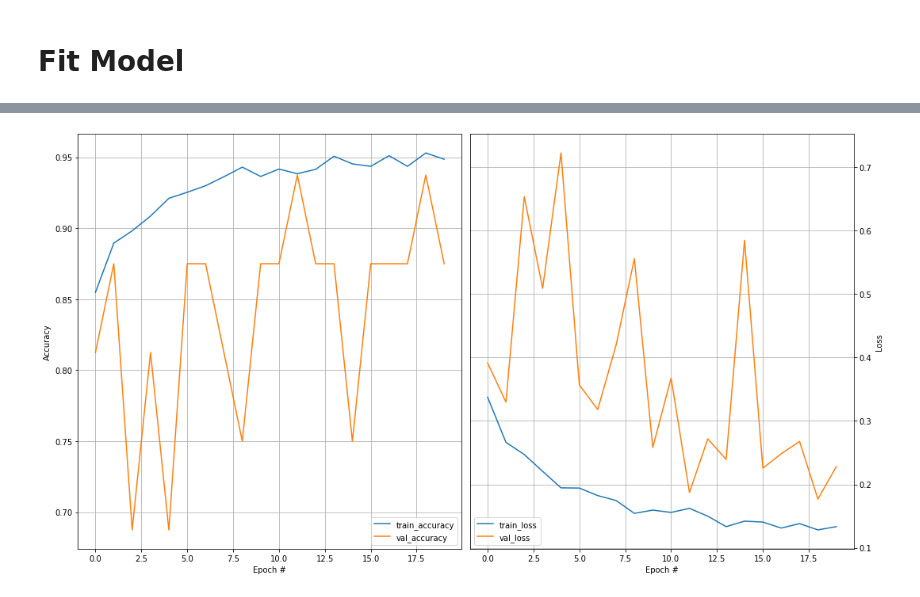
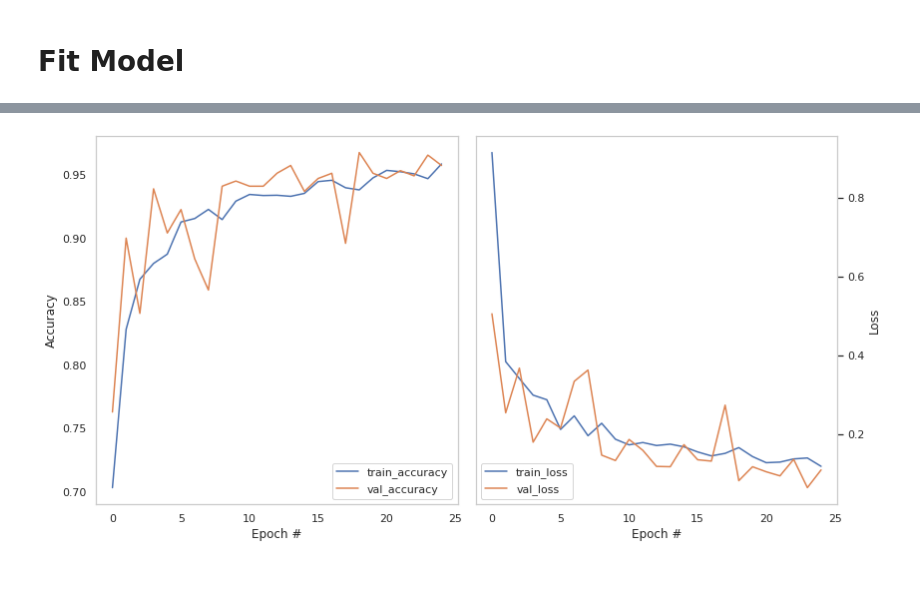
Before and after one commit to fadheladlansyah/chest-xray-pneumonia, a Jupyter notebook: eda.ipynb, the cells around one changed output, grey strips where cells are left out. Saved outputs shown, nothing was run; the diff lists cells and outputs as text; code cells hidden in the pictures.

```diff
--- a/eda.ipynb
+++ b/eda.ipynb
@@ -221,6 +293,7 @@ train_generator.class_indices
 # %%
 inputs = Input(shape = (IMG_WIDTH, IMG_HEIGHT, 3))
-model = Conv2D(filters=32, kernel_size=(3, 3), activation='relu', input_shape=(IMG_WIDTH, IMG_HEIGHT, 3))(inputs)
+model = Conv2D(filters=32, kernel_size=(3, 3), activation='relu',
+               input_shape=(IMG_WIDTH, IMG_HEIGHT, 3))(inputs)
 model = MaxPooling2D(pool_size=(2, 2))(model)
 model = Conv2D(filters=32, kernel_size=(3, 3), activation='relu')(model)
 model = MaxPooling2D(pool_size=(2, 2))(model)
@@ -231,7 +304,6 @@ outputs = Dense(activation='sigmoid', units=1)(model)
 model = Model(inputs=inputs, outputs=outputs)
 model.summary()
 
-optimizer = 'adam'
 loss = 'binary_crossentropy'
 metrics = ['accuracy']
 
@@ -259,14 +335,12 @@ _________________________________________________________________
 # %% [markdown]
 # Fit Model
 # %%
-EPOCHS = 20
-
 history = model.fit_generator(
-              train_generator,
-              steps_per_epoch=NB_TRAIN_SAMPLES//BATCH_SIZE,
-              epochs=EPOCHS,
-              validation_data=val_generator,
-              validation_steps=1,
-              # callbacks=,
-              )
+                      train_generator,
+                      steps_per_epoch=NB_TRAIN_SAMPLES//BATCH_SIZE+1,
+                      epochs=EPOCHS,
+                      validation_data=val_generator,
+                      validation_steps=NB_VAL_SAMPLES//BATCH_SIZE+1,
+                      # callbacks=,
+                      )
 # %% [output]
@@ -316,0 +411,21 @@ Evaluation Criteria :
+# %%
+#@title confusion matrix on test dataset { display-mode: "form" }
+
+import seaborn as sns
+sns.set(style='whitegrid')
+
+preds = model.predict(test_datagen.flow_from_directory(
+                                test_img_dir,
+                                target_size=(IMG_WIDTH, IMG_HEIGHT),
+                                batch_size=32,
+                                shuffle=False,
+                                class_mode='binary'
+                                ),
+                      steps=NB_TEST_SAMPLES//32+1)
+
+labels = np.vstack([np.zeros(shape=(NB_TEST_SAMPLES_N,1)),
+                    np.ones(shape=(NB_TEST_SAMPLES_P,1))])
+
+# Get the confusion matrix
+cm  = tf.math.confusion_matrix(labels.flatten(), np.round(preds).flatten())
+ax = sns.heatmap(cm.numpy(), annot=True, fmt="d")
@@ -317,26 +435,28 @@ Evaluation Criteria :
 # %%
-fig, ax = plt.subplots(1, 2, figsize=(15, 8), sharey=False)
+#@title accuracy & loss { vertical-output: true, display-mode: "form" }
+
+fig, ax = plt.subplots(1, 2, figsize=(12, 6), sharey=False)
 
 ax[0].plot(history.epoch, history.history['accuracy'], label='train_accuracy')
 ax[0].plot(history.epoch, history.history['val_accuracy'], label='val_accuracy')
 ax[0].legend(loc='lower right')
 ax[0].set_ylabel('Accuracy')
 ax[0].set_xlabel('Epoch #')
 ax[0].grid()
 # ax[0].set_xlim(30,120)
 # ax[0].set_ylim(0,.3)
 
 ax[1].plot(history.epoch, history.history['loss'], label='train_loss')
 ax[1].plot(history.epoch, history.history['val_loss'], label='val_loss')
 ax[1].legend(loc='lower left')
 ax[1].set_ylabel('Loss')
 ax[1].set_xlabel('Epoch #')
 ax[1].yaxis.tick_right()
 ax[1].yaxis.set_label_position("right")
 ax[1].grid()
 # ax[0].set_xlim(30,120)
 # ax[0].set_ylim(0,.3)
 
 plt.tight_layout();
 # %% [output]
-[figure, old version]
+[figure, new version]
```
Also changed, not shown: parts of 36 cells of this notebook, 4 other files.
